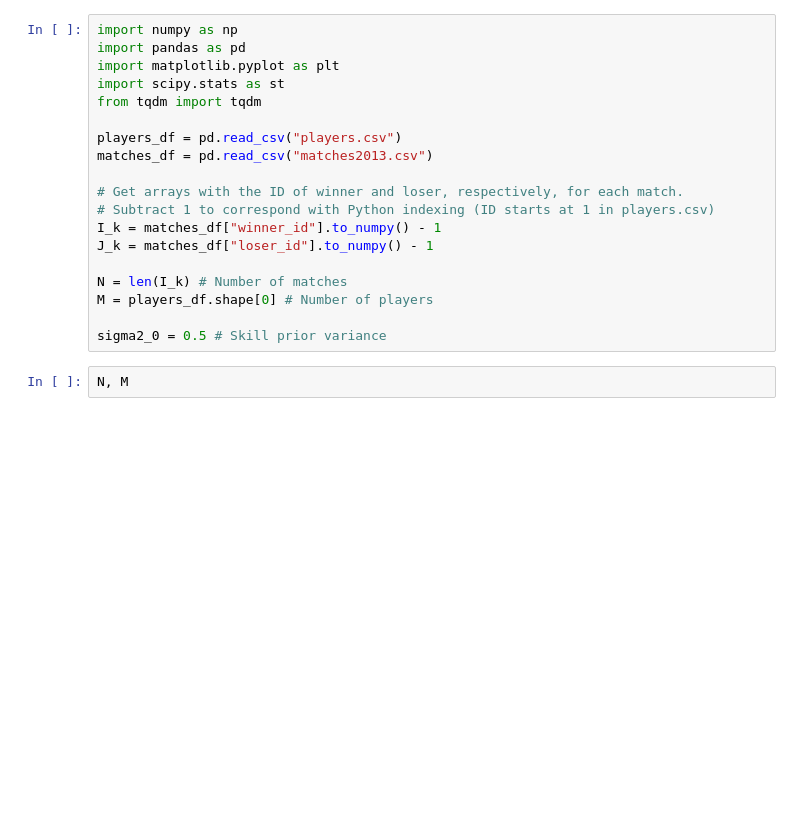
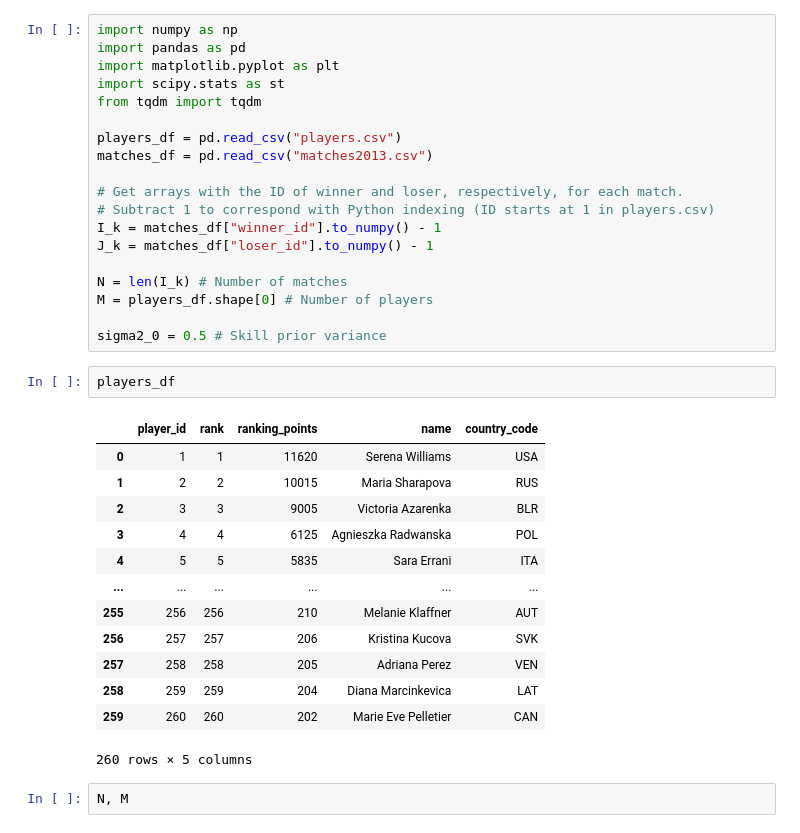
Before and after one commit to Arty-Facts/wasp_graphical_models_bayesian_learning_and_statistical_relational_learning_2023, a Jupyter notebook: project/module2/hand_in_ranking.ipynb, the cells around one changed output. Saved outputs shown, nothing was run; the diff lists cells and outputs as text; blank space fills up the shorter version.

```diff
--- a/project/module2/hand_in_ranking.ipynb
+++ b/project/module2/hand_in_ranking.ipynb
@@ -25,6 +25,22 @@ N = len(I_k) # Number of matches
 M = players_df.shape[0] # Number of players
 
 sigma2_0 = 0.5 # Skill prior variance
+# %%
+players_df
+# %% [output]
+|  | player_id | rank | ranking_points | name | country_code |
+| 0 | 1 | 1 | 11620 | Serena Williams | USA |
+| 1 | 2 | 2 | 10015 | Maria Sharapova | RUS |
+| 2 | 3 | 3 | 9005 | Victoria Azarenka | BLR |
+| 3 | 4 | 4 | 6125 | Agnieszka Radwanska | POL |
+| 4 | 5 | 5 | 5835 | Sara Errani | ITA |
+| ... | ... | ... | ... | ... | ... |
+| 255 | 256 | 256 | 210 | Melanie Klaffner | AUT |
+| 256 | 257 | 257 | 206 | Kristina Kucova | SVK |
+| 257 | 258 | 258 | 205 | Adriana Perez | VEN |
+| 258 | 259 | 259 | 204 | Diana Marcinkevica | LAT |
+| 259 | 260 | 260 | 202 | Marie Eve Pelletier | CAN |
+260 rows × 5 columns
 # %%
 N, M
 # %% [output]
```
Also changed, not shown: parts of 9 cells of this notebook.
